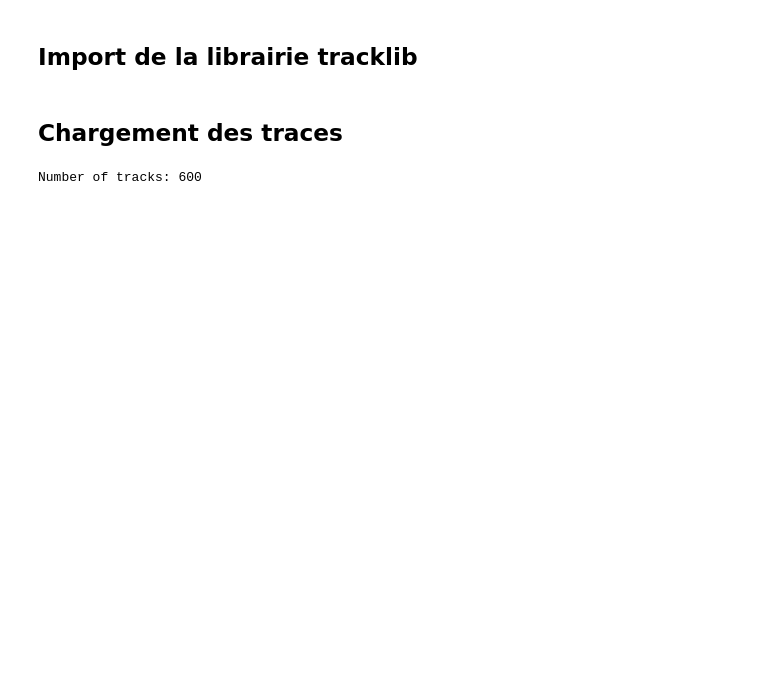
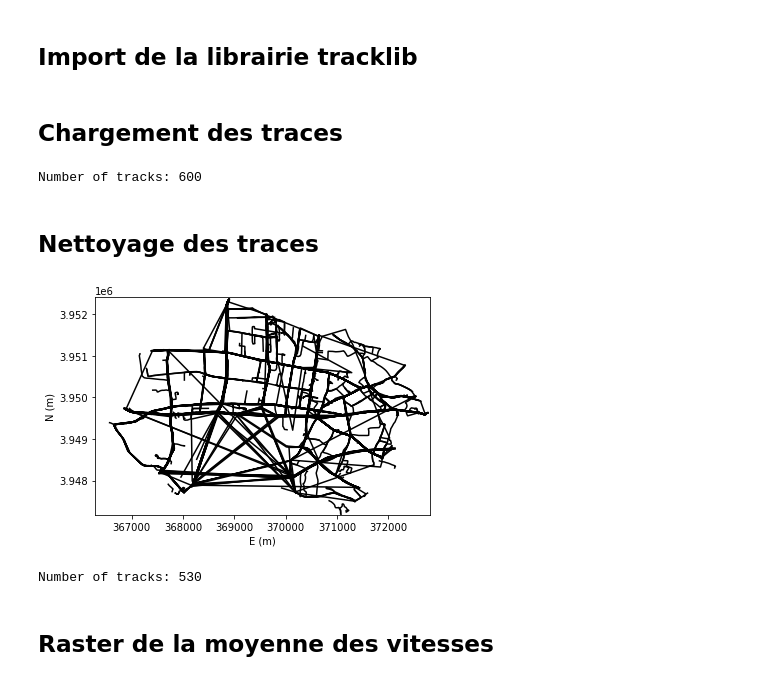
Before and after one commit to umrlastig/tracklib, a Jupyter notebook: doc/source/notebook/Summarize.ipynb, the cells around one changed output. Cells and saved outputs as stored; diff of their text form; code cells hidden in the pictures; blank space fills up the shorter version.

```diff
--- a/doc/source/notebook/Summarize.ipynb
+++ b/doc/source/notebook/Summarize.ipynb
@@ -45,3 +45,41 @@ collection = reader.readFromFiles(pathdir=PATH, id_E=2, id_N=3, id_T=1)
 print ('Number of tracks: ' + str(collection.size()))
 # %% [output]
 Number of tracks: 600
+# %% [markdown]
+## Nettoyage des traces
+# %%
+from tracklib.core.Track import Track
+from tracklib.core.TrackCollection import TrackCollection
+
+Xmin=366288.496639618
+Xmax=372803.04499373
+Ymin=3947174.20595923
+Ymax=3952409.99610818
+
+selections = TrackCollection()
+for i in range(collection.size()):
+    trace = collection.getTrack(i)
+
+    t = Track()
+    for j in range(trace.size()):
+        o = trace.getObs(j)
+        x = o.position.getX()
+        y = o.position.getY()
+        if x <= Xmax and x >= Xmin and y <= Ymax and y >= Ymin:
+            t.addObs(o)
+
+    if t.size() > 10:
+        selections.addTrack(t)
+        t.plot()
+
+plt.xlim((Xmin, Xmax))
+plt.ylim((Ymin, Ymax))
+plt.show()
+
+print ('Number of tracks: ' + str(selections.size()))
+collection = selections
+# %% [output]
+[figure, added]
+Number of tracks: 530
+# %% [markdown]
+## Raster de la moyenne des vitesses
```
Also changed, not shown: parts of 1 cell of this notebook, 2 other files.
